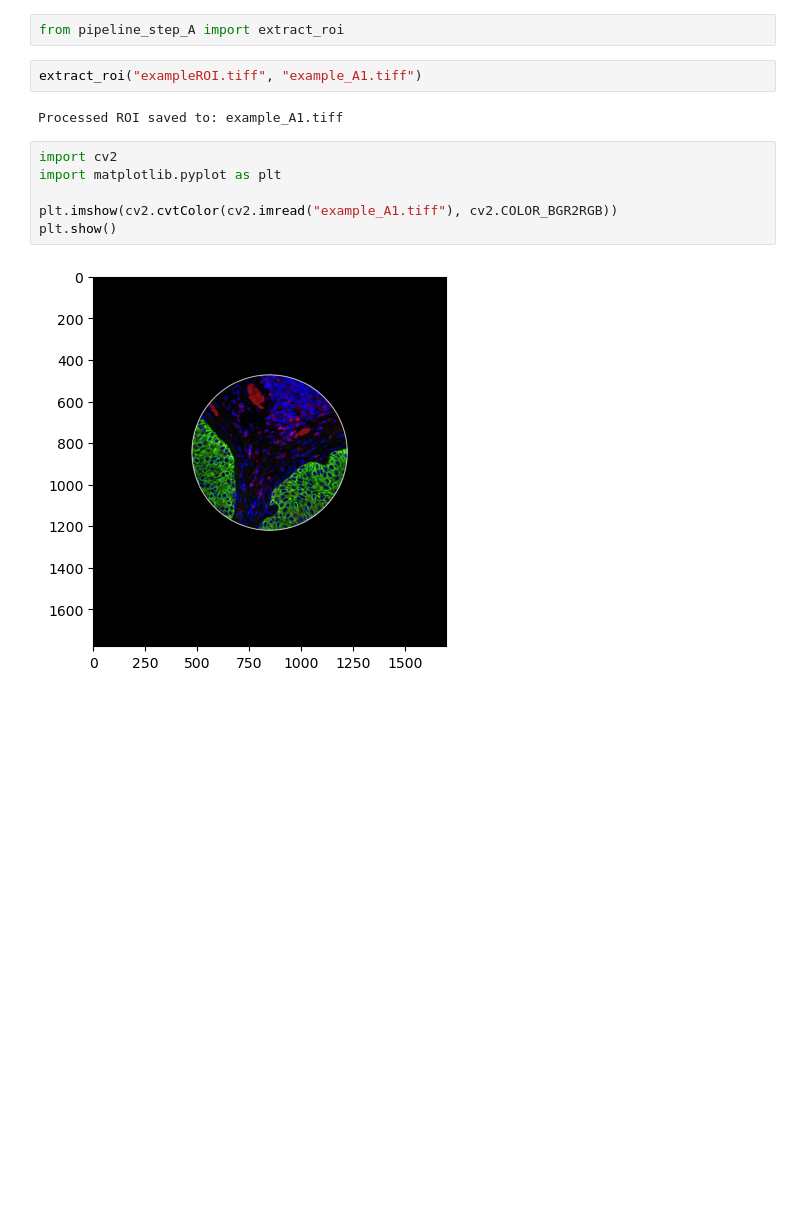
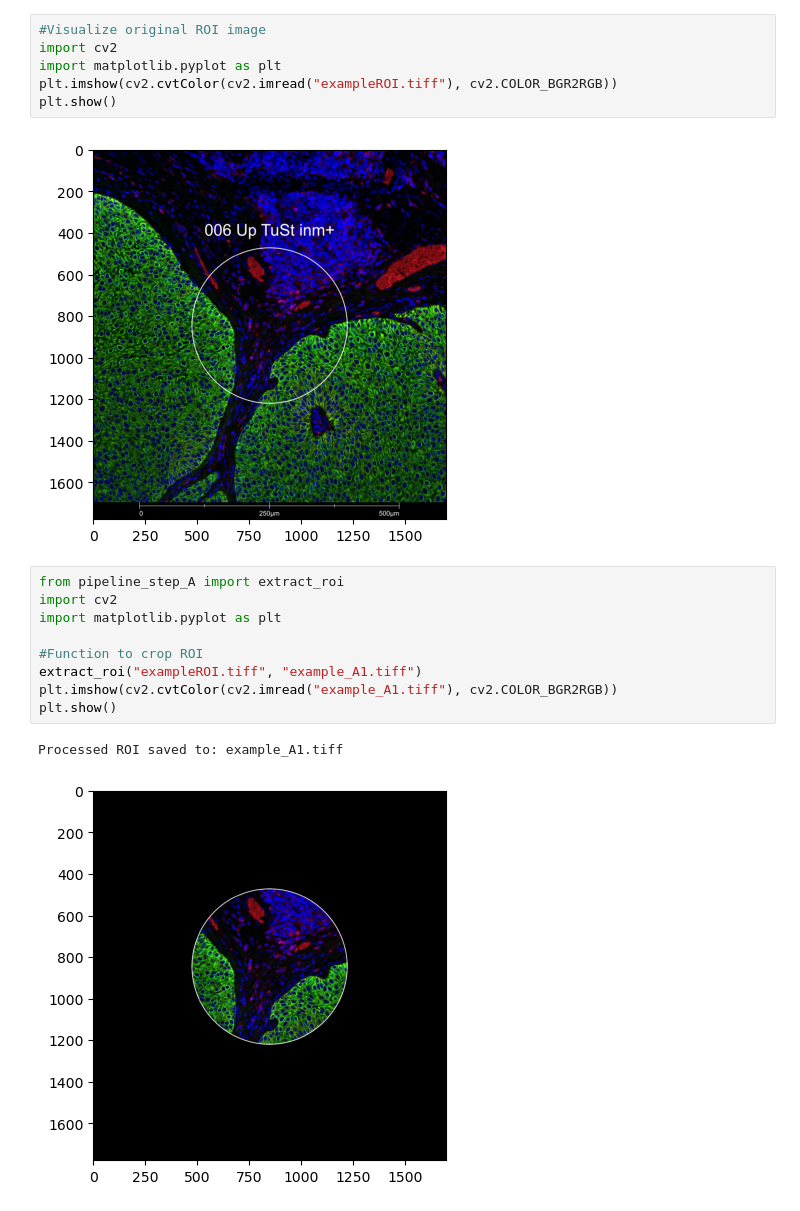
Before and after one commit to wanglab1/ROICellTrack, a Jupyter notebook: A. ROI cropping and processing/StepA_example.ipynb, the cells around one changed output. Saved outputs shown, nothing was run; the diff lists cells and outputs as text; blank space fills up the shorter version.

```diff
--- a/A. ROI cropping and processing/StepA_example.ipynb
+++ b/A. ROI cropping and processing/StepA_example.ipynb
@@ -1,14 +1,20 @@
 # %%
-from pipeline_step_A import extract_roi
+#Visualize original ROI image
+import cv2
+import matplotlib.pyplot as plt
+plt.imshow(cv2.cvtColor(cv2.imread("exampleROI.tiff"), cv2.COLOR_BGR2RGB))
+plt.show()
+# %% [output]
+[figure, added]
-# %%
-extract_roi("exampleROI.tiff", "example_A1.tiff")
-# %% [output]
-Processed ROI saved to: example_A1.tiff
 # %%
+from pipeline_step_A import extract_roi
 import cv2
 import matplotlib.pyplot as plt
 
+#Function to crop ROI
+extract_roi("exampleROI.tiff", "example_A1.tiff")
 plt.imshow(cv2.cvtColor(cv2.imread("example_A1.tiff"), cv2.COLOR_BGR2RGB))
 plt.show()
 # %% [output]
+Processed ROI saved to: example_A1.tiff
 [figure]
```
Also changed, not shown: parts of 2 cells of this notebook.
